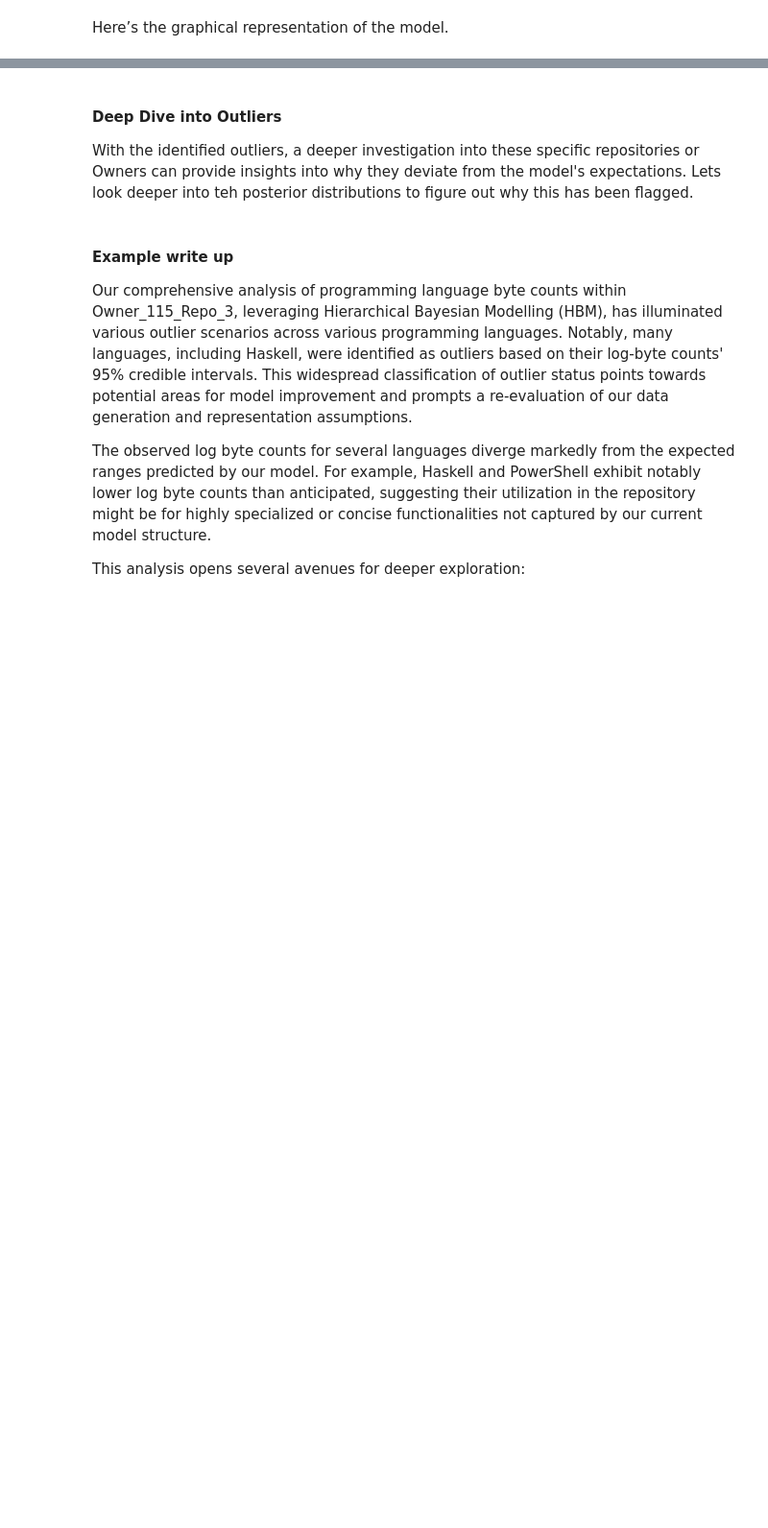
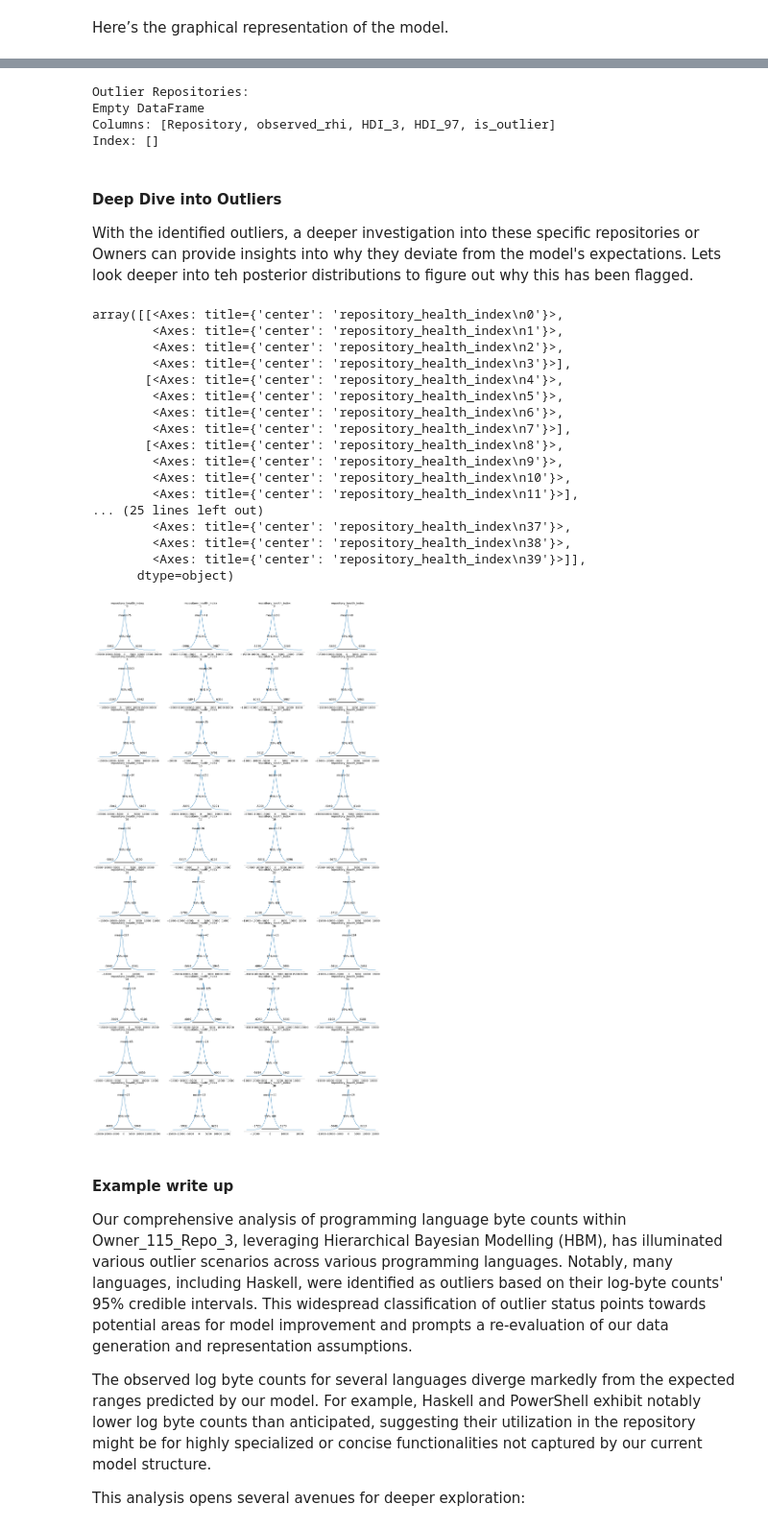
Before and after one commit to mpearmain/EA-metrics, a Jupyter notebook: Tribal_Knowledge/tribal_knowledge.ipynb, the cells around one changed output, grey strips where cells are left out. Shown at 96% size. Cells and saved outputs as stored; diff of their text form; code cells hidden in the pictures; blank space fills up the shorter version.

```diff
--- a/Tribal_Knowledge/tribal_knowledge.ipynb
+++ b/Tribal_Knowledge/tribal_knowledge.ipynb
@@ -428,3 +428,9 @@ print(df.head())
 2                     47.0                           47
 3                     40.0                           41
 4                   1195.0                         1207
+# %%
+# Identify rows with 0 values in 'total_languages'
+zero_rows = df[df['total_languages'] ==0 ]
+print(f'There are {len(zero_rows)} rows that contain 0 values for number of languages - we will remove these from our analysis')
+# remove the zero language rows
+df = df[df['total_languages'] != 0]
@@ -529,5 +507,5 @@ model_graph
 # Fiting the model - using nutpie for faster sampling
 
 with tribal_knowledge:
-    trace = pm.sample(500, tune=500, return_inferencedata=True, target_accept=0.95, nuts_sampler="nutpie")
+    trace = pm.sample(3000, tune=500, return_inferencedata=True, target_accept=0.95, nuts_sampler="nutpie")
 # %% [output]
@@ -585,3 +564,25 @@ print(outlier_repos_info[['Owner', 'Repository', 'Unique_Repo', 'ByteCount', 'CI
+# %%
+# Adding credible interval columns to original DataFrame for comparison
+df['RHI_mean'] = posterior_summary['mean'].values
+df['HDI_3'] = posterior_summary['hdi_3%'].values
+df['HDI_97'] = posterior_summary['hdi_97%'].values
+
+# Simulate observed RHI values based on posterior predictive checks (for demonstration)
+# Assuming df index aligns with the order of RHI values in ppc
+df['observed_rhi'] = np.mean(ppc['posterior_predictive']['repository_health_index'], axis=(0, 1))
+
+# Step 4: Determine outliers based on credible intervals
+df['is_outlier'] = (df['observed_rhi'] < df['HDI_3']) | (df['observed_rhi'] > df['HDI_97'])
+
+# Filter and analyze the outliers
+outliers_df = df[df['is_outlier']]
+print("Outlier Repositories:")
+print(outliers_df[['Repository', 'observed_rhi', 'HDI_3', 'HDI_97', 'is_outlier']])
+# %% [output]
+Outlier Repositories:
+Empty DataFrame
+Columns: [Repository, observed_rhi, HDI_3, HDI_97, is_outlier]
+Index: []
 # %%
 write_results = False
 if write_results:
@@ -603,7 +604,27 @@ if write_results:
 With the identified outliers, a deeper investigation into these specific repositories or Owners can provide insights into why they deviate from the model's expectations.
 Lets look deeper into teh posterior distributions to figure out why this has been flagged.
 # %%
-print(outlier_repos_info[['Unique_Repo', 'Is_Outlier']].value_counts())
+# Visualizing RHI distributions
+az.plot_posterior(ppc["posterior_predictive"]["repository_health_index"], var_names=["repository_health_index"], hdi_prob=0.95)
+# %% [output]
+array([[<Axes: title={'center': 'repository_health_index\n0'}>,
+        <Axes: title={'center': 'repository_health_index\n1'}>,
+        <Axes: title={'center': 'repository_health_index\n2'}>,
+        <Axes: title={'center': 'repository_health_index\n3'}>],
+       [<Axes: title={'center': 'repository_health_index\n4'}>,
+        <Axes: title={'center': 'repository_health_index\n5'}>,
+        <Axes: title={'center': 'repository_health_index\n6'}>,
+        <Axes: title={'center': 'repository_health_index\n7'}>],
+       [<Axes: title={'center': 'repository_health_index\n8'}>,
+        <Axes: title={'center': 'repository_health_index\n9'}>,
+        <Axes: title={'center': 'repository_health_index\n10'}>,
+        <Axes: title={'center': 'repository_health_index\n11'}>],
+... (25 lines left out)
+        <Axes: title={'center': 'repository_health_index\n37'}>,
+        <Axes: title={'center': 'repository_health_index\n38'}>,
+        <Axes: title={'center': 'repository_health_index\n39'}>]],
+      dtype=object)
+[figure, added]
 # %%
 
 analysis = LanguagePosteriorAnalysis(df, ppc, {'Owner': 'Apache', 'Repository': 'zookeeper'})
```
Also changed, not shown: parts of 7 cells of this notebook.
